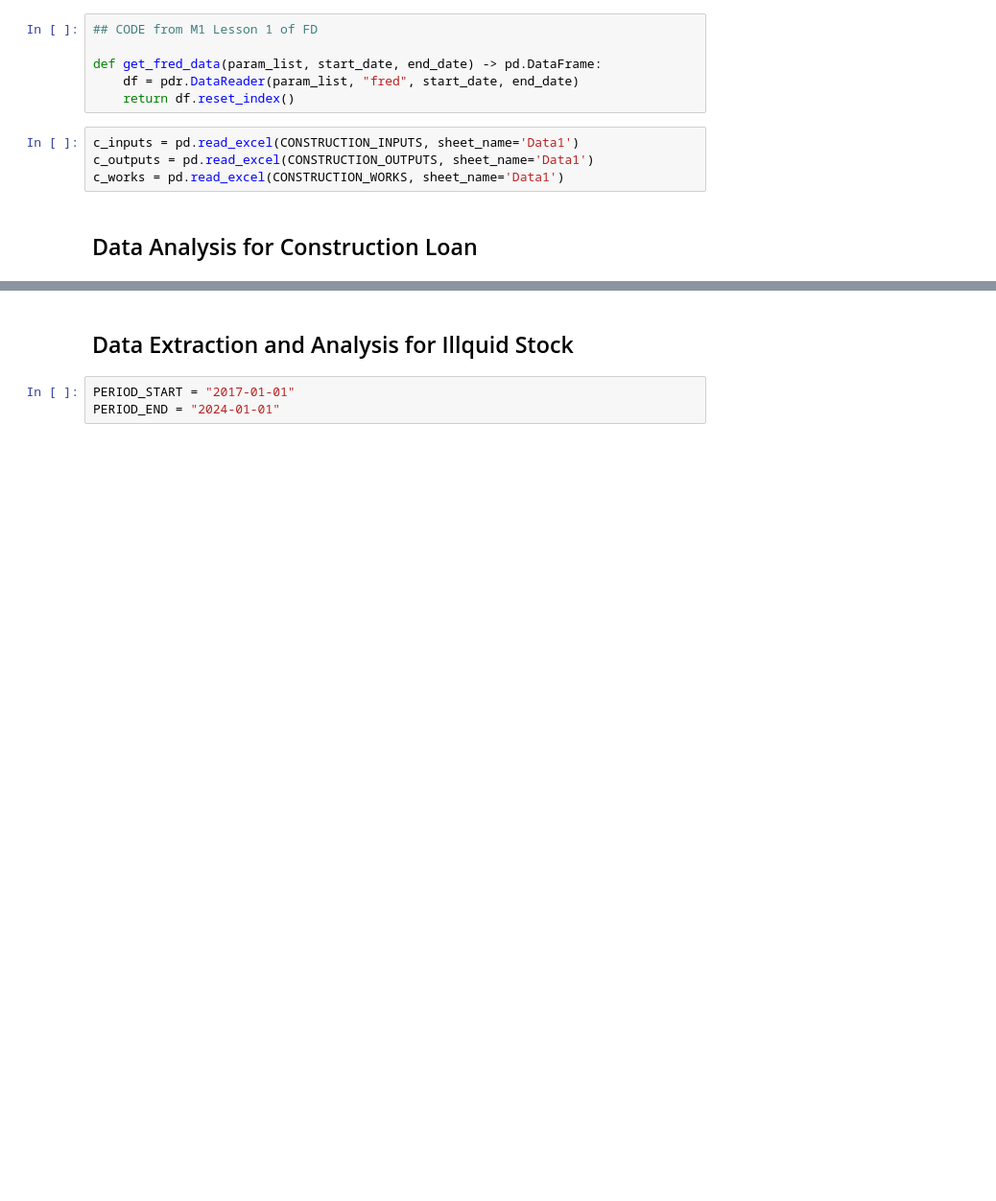
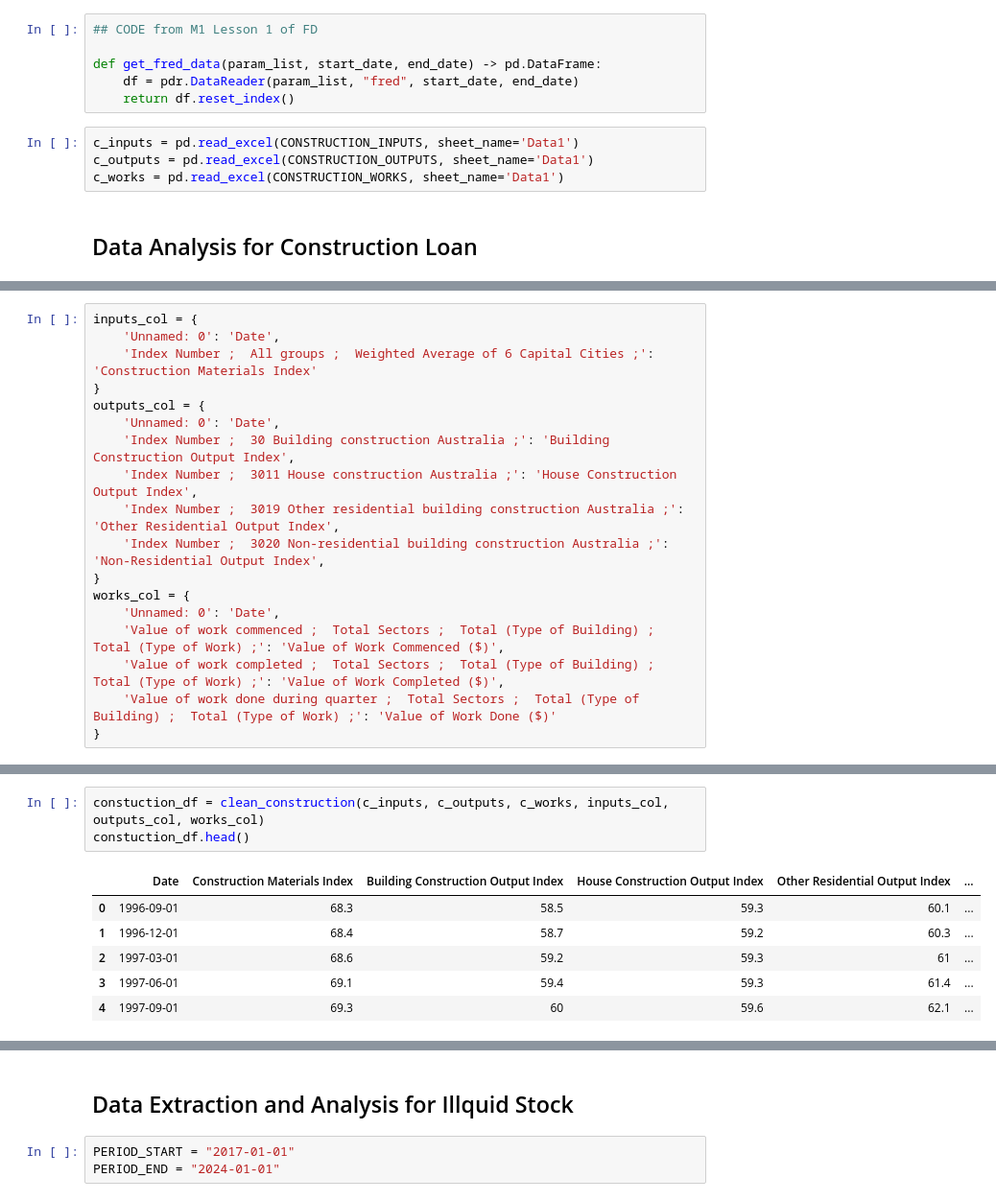
Before and after one commit to Celinzh/wqu_assignment, a Jupyter notebook: GWP1/Heinrik-data.ipynb, the cells around one changed output, grey strips where cells are left out. Shown at 96% size. Saved outputs shown, nothing was run; the diff lists cells and outputs as text; blank space fills up the shorter version.

```diff
--- a/GWP1/Heinrik-data.ipynb
+++ b/GWP1/Heinrik-data.ipynb
@@ -34,0 +35,18 @@ c_works = pd.read_excel(CONSTRUCTION_WORKS, sheet_name='Data1')
+# %%
+inputs_col = {
+    'Unnamed: 0': 'Date',
+    'Index Number ;  All groups ;  Weighted Average of 6 Capital Cities ;': 'Construction Materials Index'
+}
+outputs_col = {
+    'Unnamed: 0': 'Date',
+    'Index Number ;  30 Building construction Australia ;': 'Building Construction Output Index',
+    'Index Number ;  3011 House construction Australia ;': 'House Construction Output Index',
+    'Index Number ;  3019 Other residential building construction Australia ;': 'Other Residential Output Index',
+    'Index Number ;  3020 Non-residential building construction Australia ;': 'Non-Residential Output Index',
+}
+works_col = {
+    'Unnamed: 0': 'Date',
+    'Value of work commenced ;  Total Sectors ;  Total (Type of Building) ;  Total (Type of Work) ;': 'Value of Work Commenced ($)',
+    'Value of work completed ;  Total Sectors ;  Total (Type of Building) ;  Total (Type of Work) ;': 'Value of Work Completed ($)',
+    'Value of work done during quarter ;  Total Sectors ;  Total (Type of Building) ;  Total (Type of Work) ;': 'Value of Work Done ($)'
+}
@@ -34,0 +72,10 @@ c_works = pd.read_excel(CONSTRUCTION_WORKS, sheet_name='Data1')
+# %%
+constuction_df = clean_construction(c_inputs, c_outputs, c_works, inputs_col, outputs_col, works_col)
+constuction_df.head()
+# %% [output]
+|  | Date | Construction Materials Index | Building Construction Output Index | House Construction Output Index | Other Residential Output Index | ... |
+| 0 | 1996-09-01 | 68.3 | 58.5 | 59.3 | 60.1 | ... |
+| 1 | 1996-12-01 | 68.4 | 58.7 | 59.2 | 60.3 | ... |
+| 2 | 1997-03-01 | 68.6 | 59.2 | 59.3 | 61 | ... |
+| 3 | 1997-06-01 | 69.1 | 59.4 | 59.3 | 61.4 | ... |
+| 4 | 1997-09-01 | 69.3 | 60 | 59.6 | 62.1 | ... |
```
Also changed, not shown: parts of 20 cells of this notebook.
